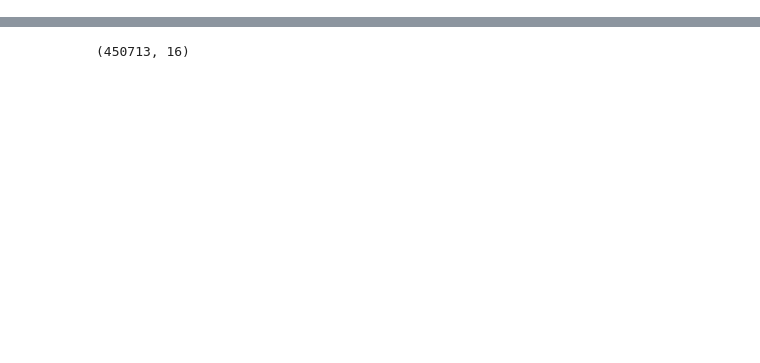
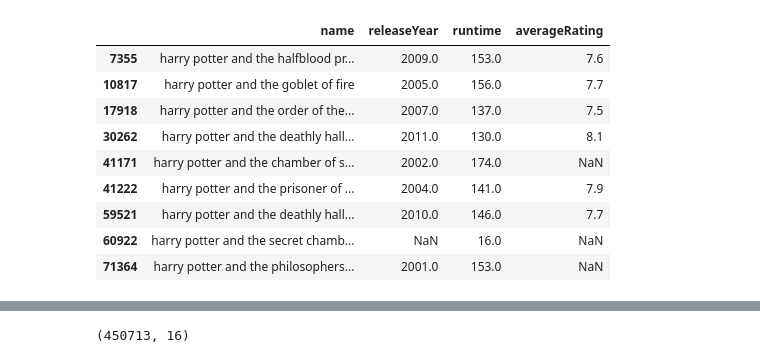
Before and after one commit to epfl-ada/ada-2023-project-lovelace, a Jupyter notebook: Code/clean.ipynb, the cells around one changed output, grey strips where cells are left out. Cells and saved outputs as stored; diff of their text form; code cells hidden in the pictures; blank space fills up the shorter version.

```diff
--- a/Code/clean.ipynb
+++ b/Code/clean.ipynb
@@ -82,3 +250,17 @@ movies_imdb = pd.merge(
+# %%
+movies_imdb.query("`name`.str.contains('harry potter')")[
+    ['name', 'releaseYear', 'runtime', 'averageRating']]
+# %% [output]
+|  | name | releaseYear | runtime | averageRating |
+| 7355 | harry potter and the halfblood pr... | 2009.0 | 153.0 | 7.6 |
+| 10817 | harry potter and the goblet of fire | 2005.0 | 156.0 | 7.7 |
+| 17918 | harry potter and the order of the... | 2007.0 | 137.0 | 7.5 |
+| 30262 | harry potter and the deathly hall... | 2011.0 | 130.0 | 8.1 |
+| 41171 | harry potter and the chamber of s... | 2002.0 | 174.0 | NaN |
+| 41222 | harry potter and the prisoner of ... | 2004.0 | 141.0 | 7.9 |
+| 59521 | harry potter and the deathly hall... | 2010.0 | 146.0 | 7.7 |
+| 60922 | harry potter and the secret chamb... | NaN | 16.0 | NaN |
+| 71364 | harry potter and the philosophers... | 2001.0 | 153.0 | NaN |
 # %%
 movies_imdb['languages'] = movies_imdb['languages'].apply(parse_dict)
 movies_imdb['countries'] = movies_imdb['countries'].apply(parse_dict)
```
Also changed, not shown: parts of 18 cells of this notebook.
